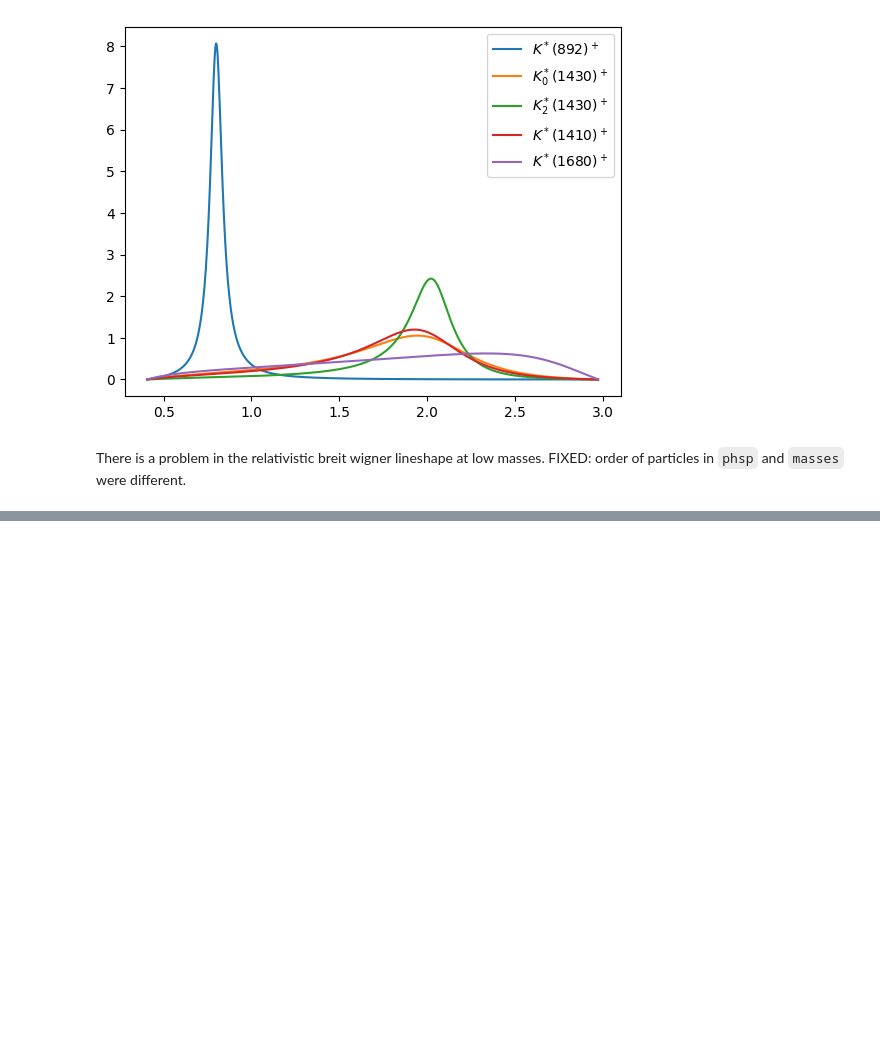
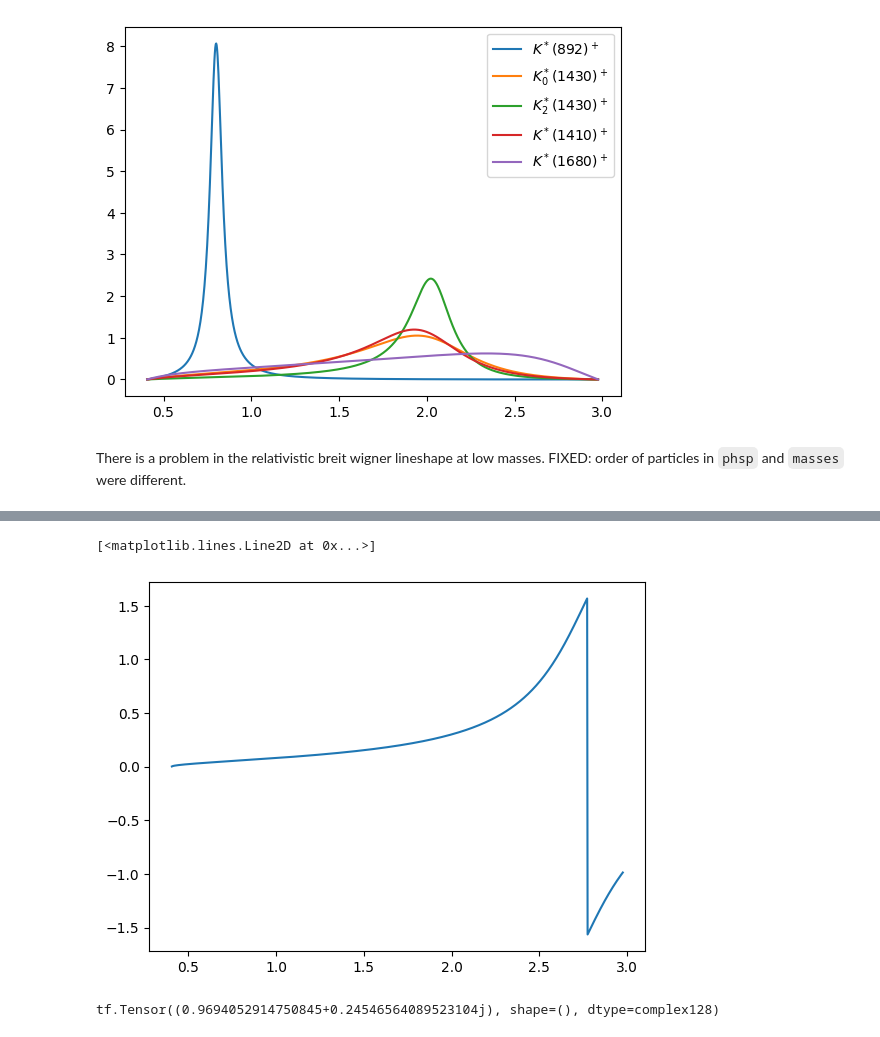
Before and after one commit to cpviolation/tfa_examples, a Jupyter notebook: notebooks/study_lineshapes.ipynb, the cells around one changed output, grey strips where cells are left out. Saved outputs shown, nothing was run; the diff lists cells and outputs as text; code cells hidden in the pictures; blank space fills up the shorter version.

```diff
--- a/notebooks/study_lineshapes.ipynb
+++ b/notebooks/study_lineshapes.ipynb
@@ -245,0 +272,10 @@ tf.__version__
+# %%
+delta_beta = atfi.atan( 1.0 / ( 1.0 / lass_a / pab + 0.5 * lass_r * pab ) )
+plt.plot(xpl, delta_beta)
+# %% [output]
+[<matplotlib.lines.Line2D at 0x...>]
+[figure, added]
+# %%
+print(atfi.complex( atfi.cos(lass_phiF), atfi.sin(lass_phiF) ))
+# %% [output]
+tf.Tensor((0.9694052914750845+0.24546564089523104j), shape=(), dtype=complex128)
```
Also changed, not shown: parts of 17 cells of this notebook, 1 other file.
